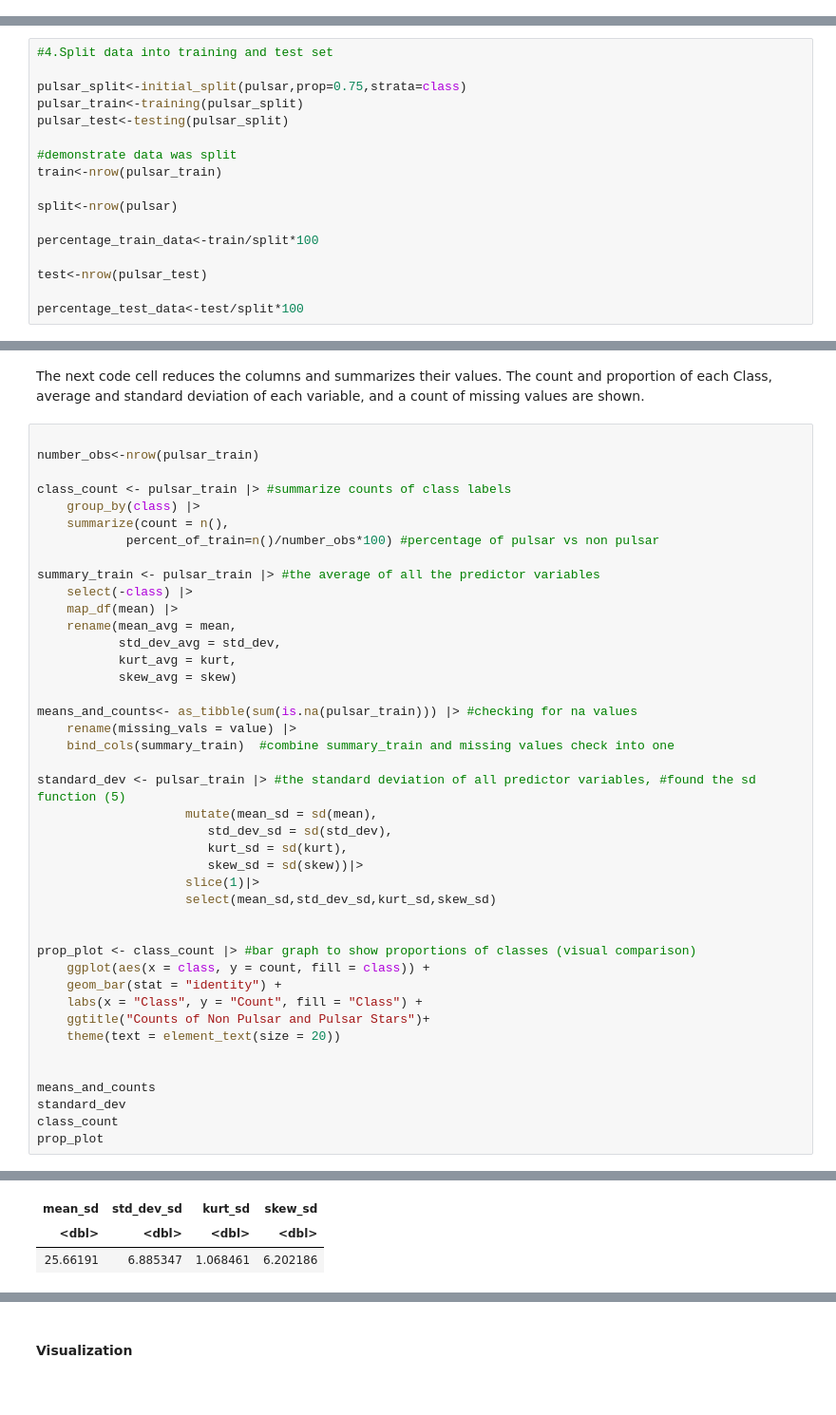
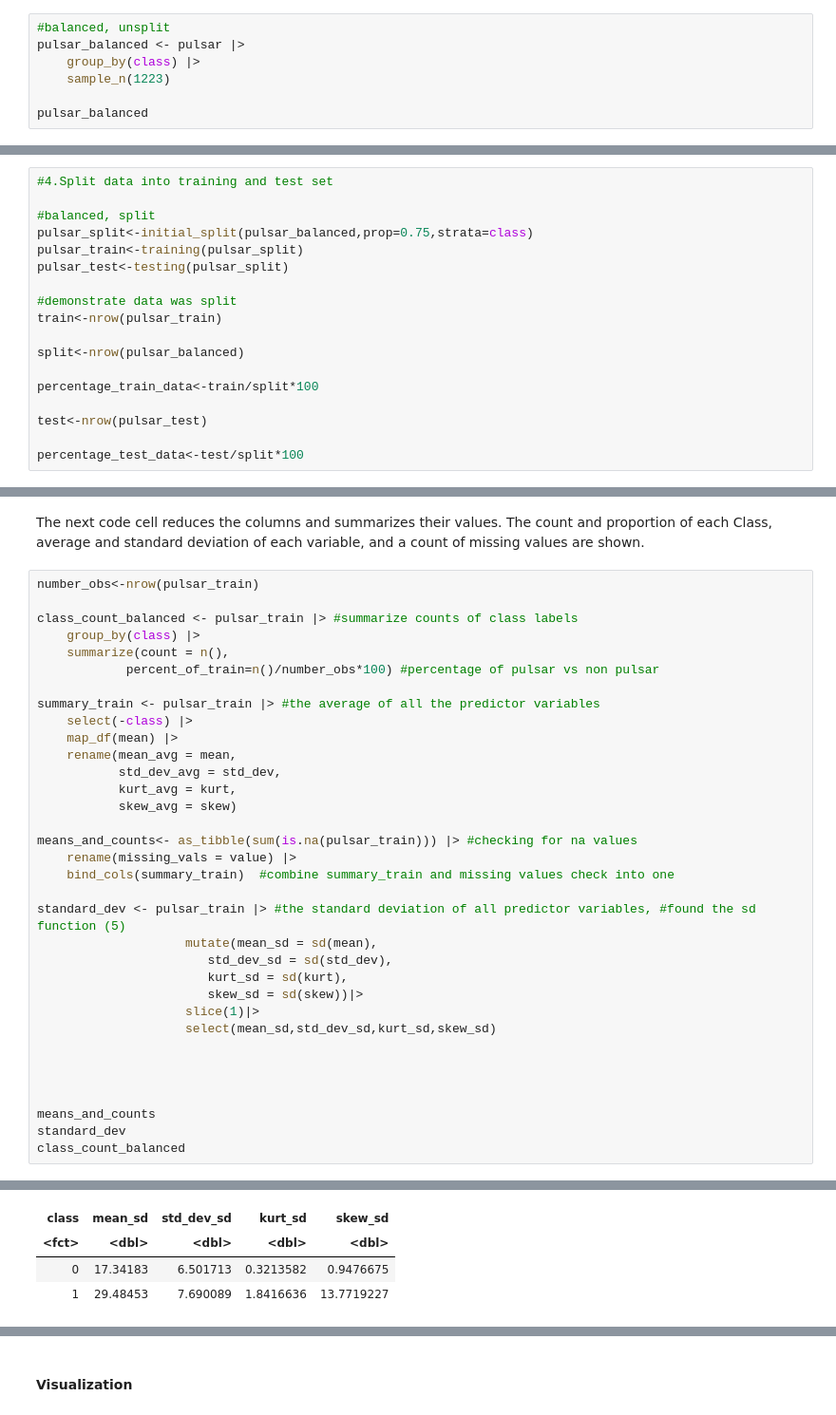
Before and after one commit to madisongill/dsci-100-2023s-group-39-section-002, a Jupyter notebook: project_proposal-Copy1.ipynb, the cells around one changed output, grey strips where cells are left out. Shown at 95% size. Saved outputs shown, nothing was run; the diff lists cells and outputs as text.

```diff
--- a/project_proposal-Copy1.ipynb
+++ b/project_proposal-Copy1.ipynb
@@ -89,0 +119,7 @@ select(mean, std_dev, kurt, skew, class)
+# %%
+#balanced, unsplit
+pulsar_balanced <- pulsar |>
+    group_by(class) |>
+    sample_n(1223)
+
+pulsar_balanced
@@ -90,14 +146,15 @@ select(mean, std_dev, kurt, skew, class)
 # %%
 #4.Split data into training and test set
 
-pulsar_split<-initial_split(pulsar,prop=0.75,strata=class)
+#balanced, split
+pulsar_split<-initial_split(pulsar_balanced,prop=0.75,strata=class)
 pulsar_train<-training(pulsar_split)
 pulsar_test<-testing(pulsar_split)
 
 #demonstrate data was split
 train<-nrow(pulsar_train)
 
-split<-nrow(pulsar)
+split<-nrow(pulsar_balanced)
 
 percentage_train_data<-train/split*100
 
@@ -109,10 +166,9 @@ percentage_test_data<-test/split*100
 # %% [markdown]
 The next code cell reduces the columns and summarizes their values. The count and proportion of each Class, average and standard deviation of each variable, and a count of missing values are shown.
 # %%
-
 number_obs<-nrow(pulsar_train)
 
-class_count <- pulsar_train |> #summarize counts of class labels
+class_count_balanced <- pulsar_train |> #summarize counts of class labels
     group_by(class) |>
     summarize(count = n(),
             percent_of_train=n()/number_obs*100) #percentage of pulsar vs non pulsar
@@ -138,16 +194,9 @@ standard_dev <- pulsar_train |> #the standard deviation of all predictor variabl
                     select(mean_sd,std_dev_sd,kurt_sd,skew_sd)
 
 
-prop_plot <- class_count |> #bar graph to show proportions of classes (visual comparison)
-    ggplot(aes(x = class, y = count, fill = class)) +
-    geom_bar(stat = "identity") +
-    labs(x = "Class", y = "Count", fill = "Class") +
-    ggtitle("Counts of Non Pulsar and Pulsar Stars")+
-    theme(text = element_text(size = 20))
 
 
 means_and_counts
 standard_dev
-class_count
-prop_plot
+class_count_balanced
 # %% [output]
@@ -159,3 +212,4 @@ A tibble: 1 × 4
-| mean_sd | std_dev_sd | kurt_sd | skew_sd |
-| <dbl> | <dbl> | <dbl> | <dbl> |
-| 25.66191 | 6.885347 | 1.068461 | 6.202186 |
+| class | mean_sd | std_dev_sd | kurt_sd | skew_sd |
+| <fct> | <dbl> | <dbl> | <dbl> | <dbl> |
+| 0 | 17.34183 | 6.501713 | 0.3213582 | 0.9476675 |
+| 1 | 29.48453 | 7.690089 | 1.8416636 | 13.7719227 |
```
Also changed, not shown: parts of 10 cells of this notebook.
